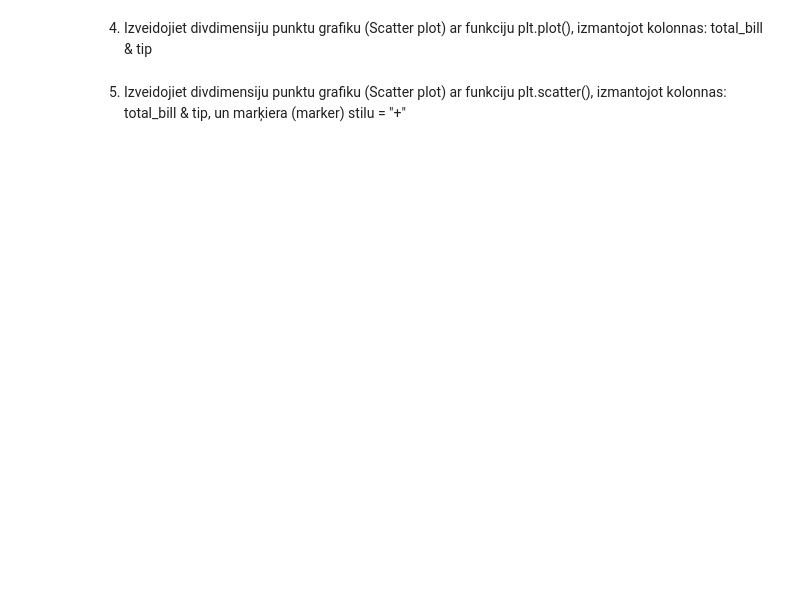
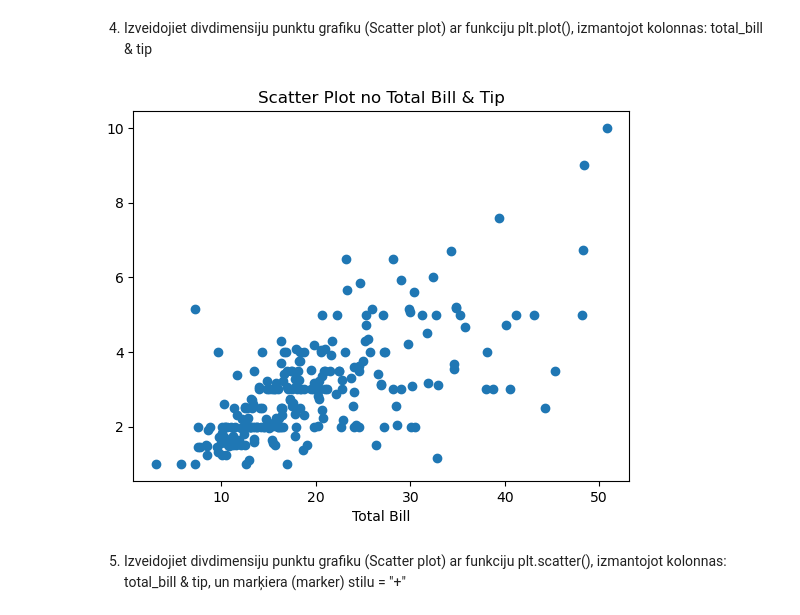
Before and after one commit to grauziitisos/t, a Jupyter notebook: 04 Matplotlib. Uzdevums.ipynb, the cells around one changed output. Drawn from its saved outputs; the diff is of its cells as text; code cells hidden in the pictures; blank space fills up the shorter version.

```diff
--- a/04 Matplotlib. Uzdevums.ipynb
+++ b/04 Matplotlib. Uzdevums.ipynb
@@ -14,4 +31,11 @@ df = p
 # %% [markdown]
 4. Izveidojiet divdimensiju punktu grafiku (Scatter plot) ar funkciju plt.plot(), izmantojot kolonnas: total_bill & tip
+# %%
+pl.plot(df['total_bill'], df['tip'], 'o')
+pl.title('Scatter Plot no Total Bill & Tip')
+pl.xlabel('Total Bill')
+pl.show()
+# %% [output]
+[figure, added]
 # %% [markdown]
 5. Izveidojiet divdimensiju punktu grafiku (Scatter plot) ar funkciju plt.scatter(), izmantojot kolonnas: total_bill & tip, un marķiera (marker) stilu = "+"
```
Also changed, not shown: parts of 6 cells of this notebook.
